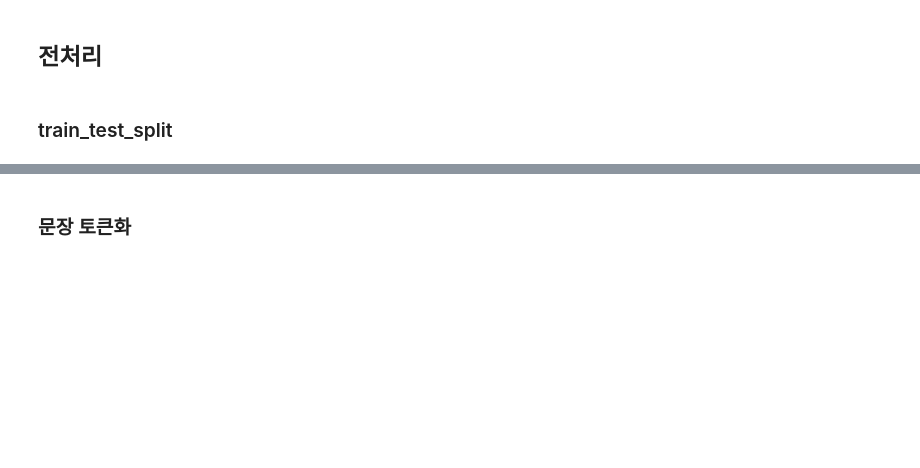
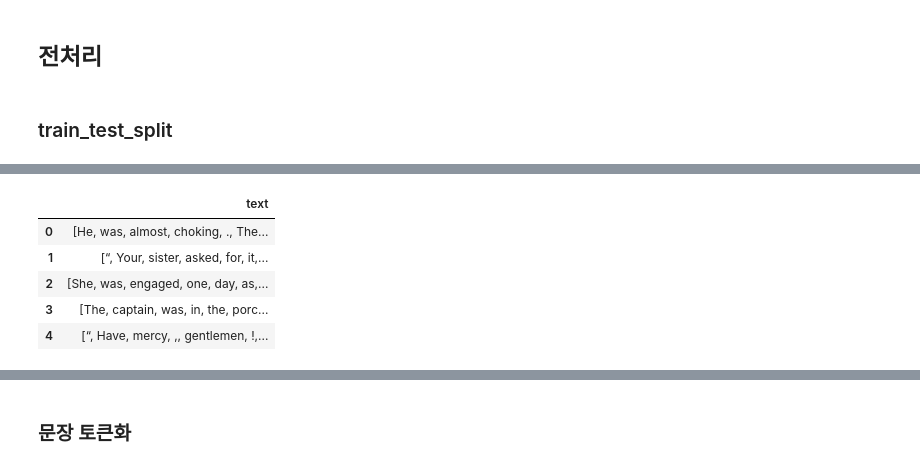
Before and after one commit to dss-14th/ml-repo-6, a Jupyter notebook: 02_novel_ai/02_author_check_project.ipynb, the cells around one changed output, grey strips where cells are left out. Cells and saved outputs as stored; diff of their text form; code cells hidden in the pictures; blank space fills up the shorter version.

```diff
--- a/02_novel_ai/02_author_check_project.ipynb
+++ b/02_novel_ai/02_author_check_project.ipynb
@@ -101,0 +108,10 @@ y = train.loc[:, 'author']
+# %%
+text['text'] = text.apply(lambda row: nltk.word_tokenize(row['text']), axis=1)
+text.head()
+# %% [output]
+|  | text |
+| 0 | [He, was, almost, choking, ., The... |
+| 1 | [“, Your, sister, asked, for, it,... |
+| 2 | [She, was, engaged, one, day, as,... |
+| 3 | [The, captain, was, in, the, porc... |
+| 4 | [“, Have, mercy, ,, gentlemen, !,... |
```
Also changed, not shown: parts of 8 cells of this notebook, 1 other file.
